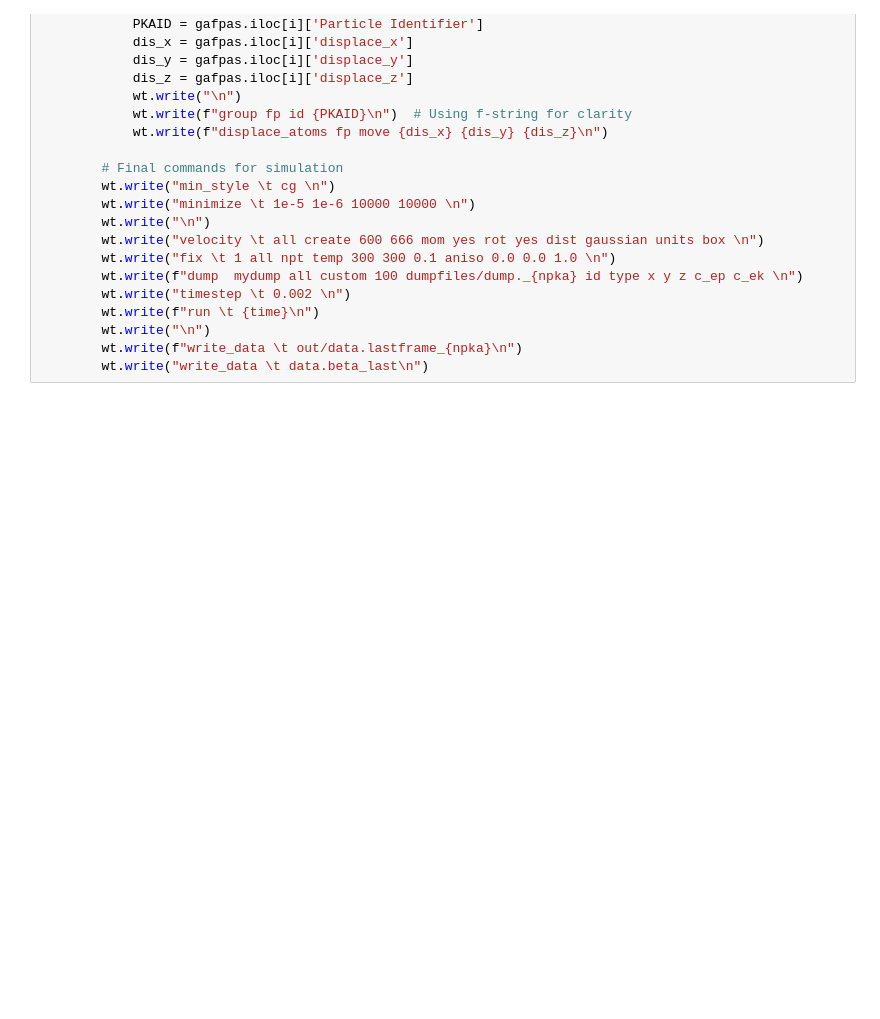
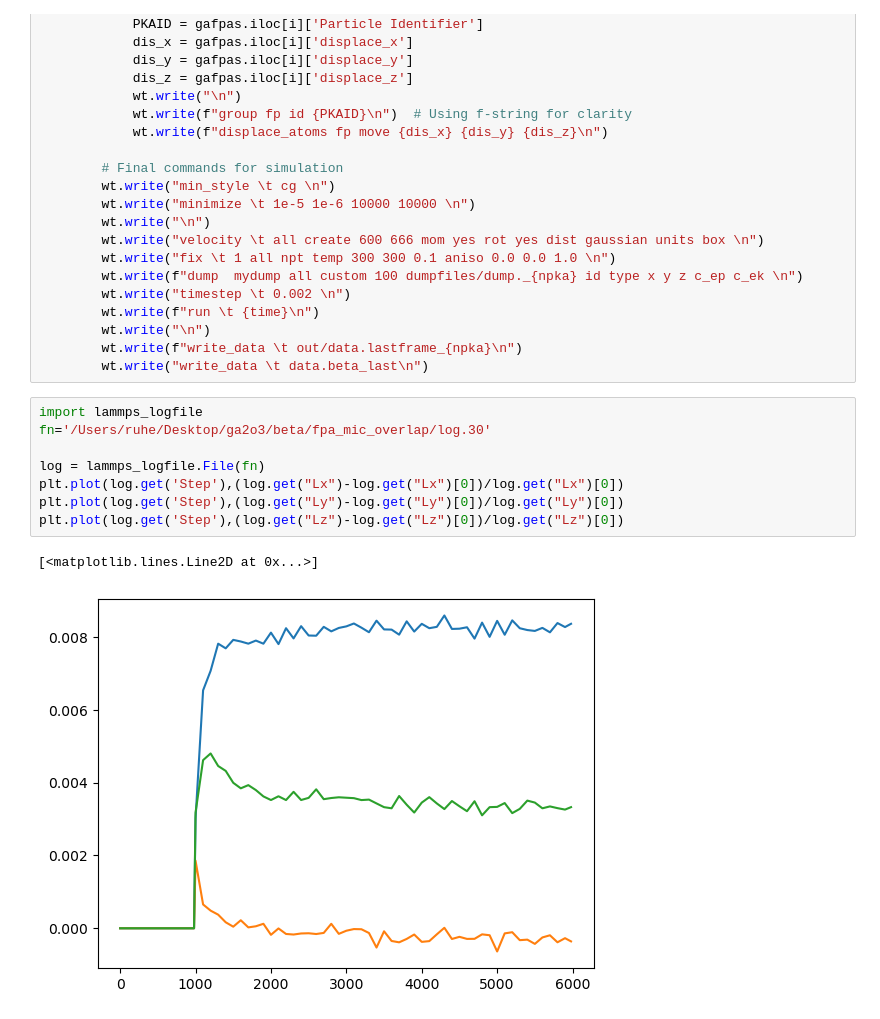
Before and after one commit to HE-RU10/ga2o3, a Jupyter notebook: FPA_realize_cascade.ipynb, the cells around one changed output. Saved outputs shown, nothing was run; the diff lists cells and outputs as text; blank space fills up the shorter version.

```diff
--- a/FPA_realize_cascade.ipynb
+++ b/FPA_realize_cascade.ipynb
@@ -380,3 +396,14 @@ def writeLmpIn(locout, npka, ofpas, gafpas, name="default_name", remote="no", ti
         wt.write("\n")
         wt.write(f"write_data \t out/data.lastframe_{npka}\n")
         wt.write("write_data \t data.beta_last\n")
+# %%
+import lammps_logfile
+fn='/Users/ruhe/Desktop/ga2o3/beta/fpa_mic_overlap/log.30'
+
+log = lammps_logfile.File(fn)
+plt.plot(log.get('Step'),(log.get("Lx")-log.get("Lx")[0])/log.get("Lx")[0])
+plt.plot(log.get('Step'),(log.get("Ly")-log.get("Ly")[0])/log.get("Ly")[0])
+plt.plot(log.get('Step'),(log.get("Lz")-log.get("Lz")[0])/log.get("Lz")[0])
+# %% [output]
+[<matplotlib.lines.Line2D at 0x...>]
+[figure, added]
```
Also changed, not shown: parts of 5 cells of this notebook.
